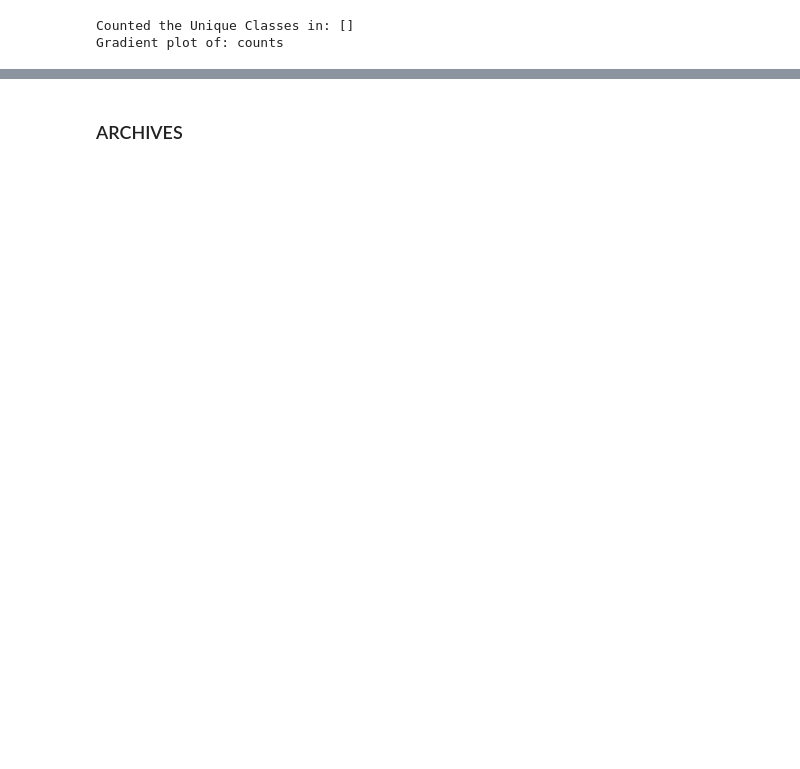
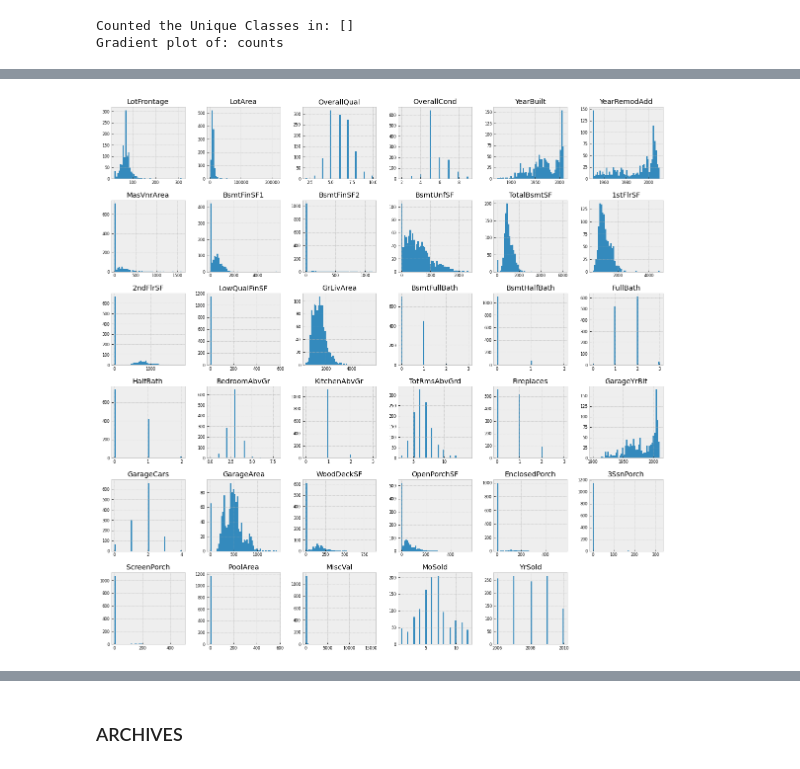
Before and after one commit to hanchau/EDA-House-Prices, a Jupyter notebook: house_prices_eda.ipynb, the cells around one changed output, grey strips where cells are left out. Saved outputs shown, nothing was run; the diff lists cells and outputs as text; code cells hidden in the pictures; blank space fills up the shorter version.

```diff
--- a/house_prices_eda.ipynb
+++ b/house_prices_eda.ipynb
@@ -625,0 +756,6 @@ It may take a while..
+# %%
+# Features with very less data
+PreProcess.check_agg_all(data_fld_na, cols = feat_categ3)
+data_drop = copy(data_fld_na)
+PreProcess.drop_missing(data_drop, cols=feat_categ3, thresh = 0.8)
+data_drop.shape
@@ -625,0 +773,5 @@ It may take a while..
+# %%
+# Check distribution of Continueous features
+EDA.plot_hist_all(data_drop, cols=feat_cont3, size=(20,20))
+# %% [output]
+[figure, added]
```
Also changed, not shown: parts of 30 cells of this notebook, 3 other files.
